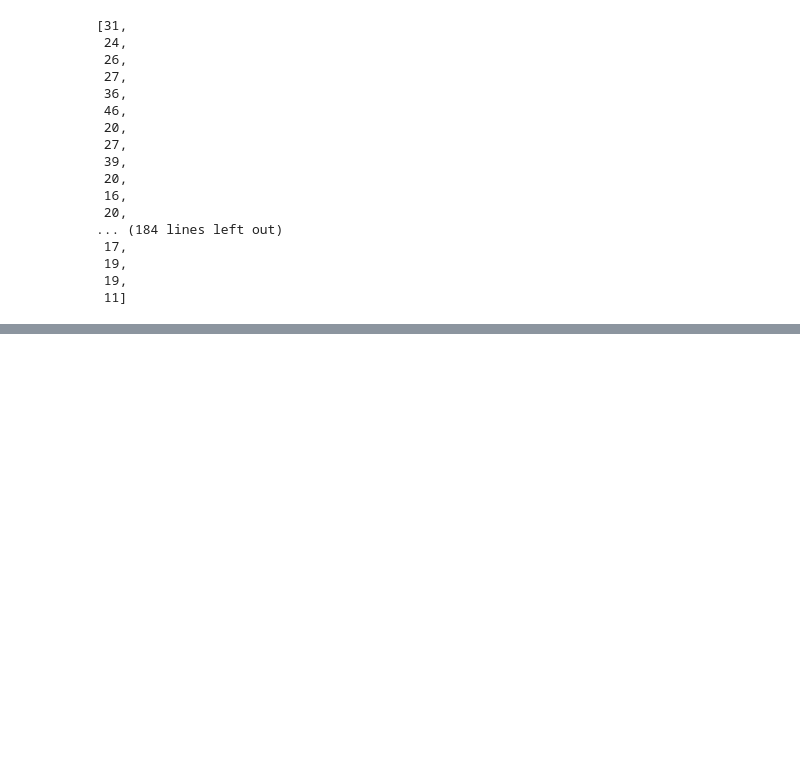
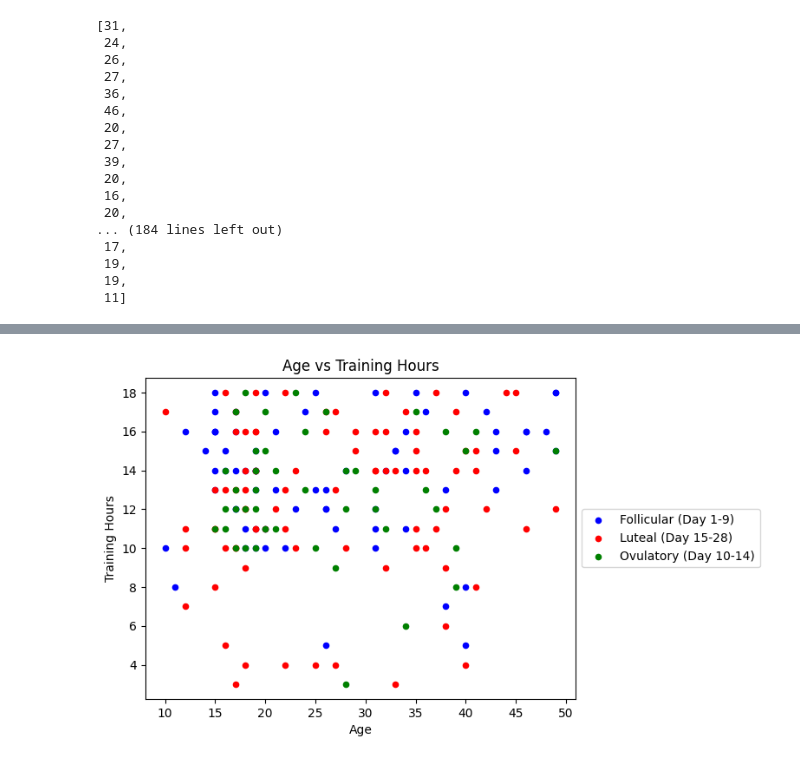
Before and after one commit to rachel-king4/PfDA_Assignment, a Jupyter notebook: PfDA Assignment.ipynb, the cells around one changed output, grey strips where cells are left out. Cells and saved outputs as stored; diff of their text form; code cells hidden in the pictures; blank space fills up the shorter version.

```diff
--- a/PfDA Assignment.ipynb
+++ b/PfDA Assignment.ipynb
@@ -259,0 +315,17 @@ df
+# %%
+fig, ax = plt.subplots()
+colors = {'Follicular (Day 1-9)': 'blue', 'Ovulatory (Day 10-14)': 'green' ,
+            'Luteal (Day 15-28)': 'red'}
+
+grouped = df.groupby('Menstrual Cycle Stage')
+for key, group in grouped:
+        group.plot(ax=ax, kind='scatter', x='Age', y='Training Hours Per Week', label=key, color=colors[key])
+
+plt.title("Age vs Training Hours")
+plt.legend()
+plt.xlabel("Age")
+plt.ylabel("Training Hours")
+ax.legend(loc='center left', bbox_to_anchor=(1, 0.5))
+plt.show()
+# %% [output]
+[figure, added]
```
Also changed, not shown: parts of 9 cells of this notebook.
